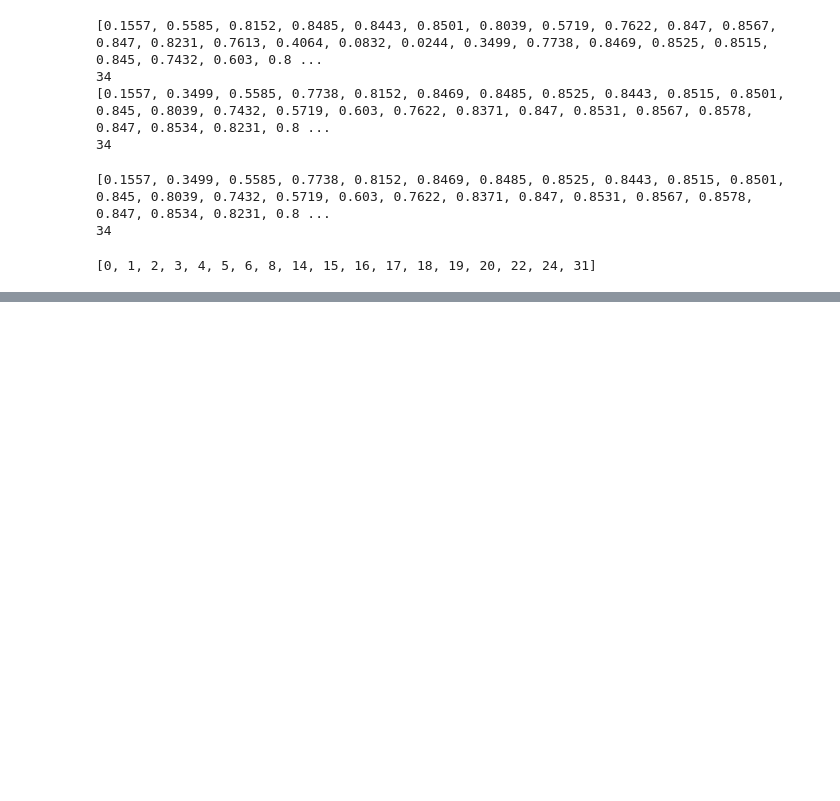
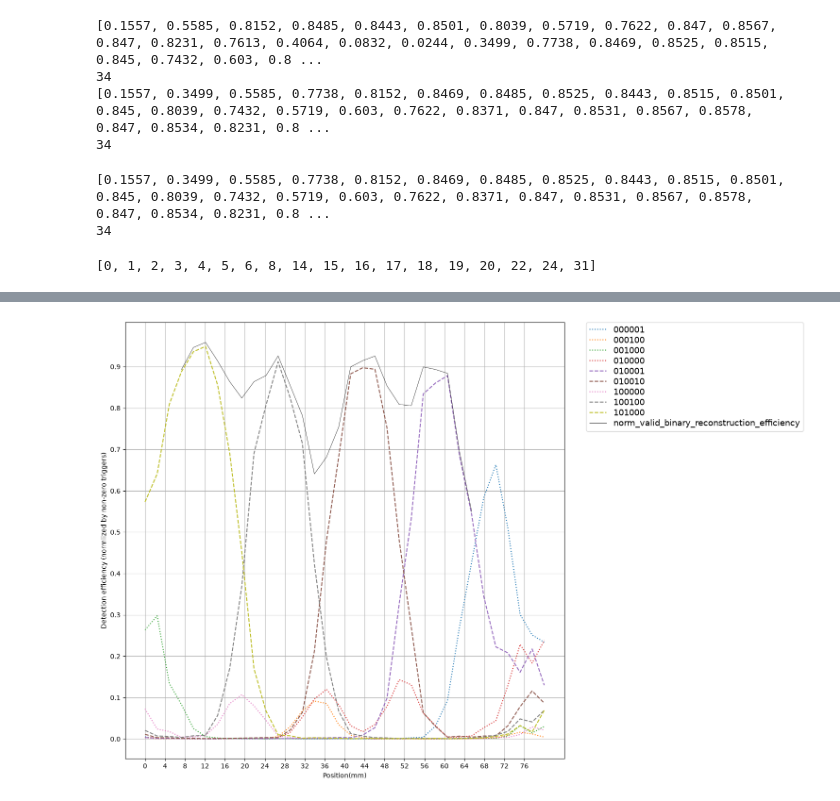
Before and after one commit to Dawson-HEP/scintillating_chamber, a Jupyter notebook: data_analysis/frequency_distribution/radecs/frequency_graphs.ipynb, the cells around one changed output, grey strips where cells are left out. Saved outputs shown, nothing was run; the diff lists cells and outputs as text; code cells hidden in the pictures; blank space fills up the shorter version.

```diff
--- a/data_analysis/frequency_distribution/radecs/frequency_graphs.ipynb
+++ b/data_analysis/frequency_distribution/radecs/frequency_graphs.ipynb
@@ -275,0 +387,47 @@ plt.show()
+# %%
+sum_at_loc = trigger_per_bin_type.T[:, 1:].sum(axis=-1)
+
+norm_trigger_per_bin_type = np.transpose(trigger_per_bin_type.T[:, 1:] / sum_at_loc.reshape((-1, 1)))
+norm_valid_binary_reconstruction_efficiency = norm_trigger_per_bin_type[np.array(valid_indices) -1].sum(axis=0)
+# %%
+#Generate x and y vertices for the data
+# x = np.linspace(0,80,34 - ROYAL_FUCK_UP_FIX * 2)
+x = np.linspace(0,80,k1)
+plt.figure(figsize=(12, 12))
+
+
+## plot top binary sensor-state trigger types
+for i, rate in enumerate(norm_trigger_per_bin_type):
+    bin_type = i + 1
+    if bin_type not in kept_top_bin_types:
+        continue
+    match bin_type.bit_count():
+        case 0:
+            style="solid"
+        case 1:
+            style="dotted"
+        case 2:
+            style="dashed"
+        case 3:
+            style="dashdot"
+        case _:
+            style="solid"
+
+    plt.plot(x, rate, label=f"{f"{bin_type:06b}"}", linestyle=style)
+
+# plot recontruction state ratio
+plt.plot(x[3:-6], norm_valid_binary_reconstruction_efficiency[3:-6], label="norm_valid_binary_reconstruction_efficiency", linestyle="solid", linewidth=0.5, color="black")
+
+# plt.axhline(y=1)
+
+plt.xticks(np.arange(0,80,4))
+plt.yticks(np.arange(0,1,0.1))
+
+plt.xlabel("Position(mm)")
+plt.ylabel("Detection efficiency (normlized by non-zero triggers)")
+# plt.title("Detection efficiency at different positions")
+plt.grid(True)
+plt.legend(bbox_to_anchor=(1.05, 1), loc='upper left', borderaxespad=0.)
+plt.show()
+# %% [output]
+[figure, added]
```
Also changed, not shown: parts of 11 cells of this notebook.
